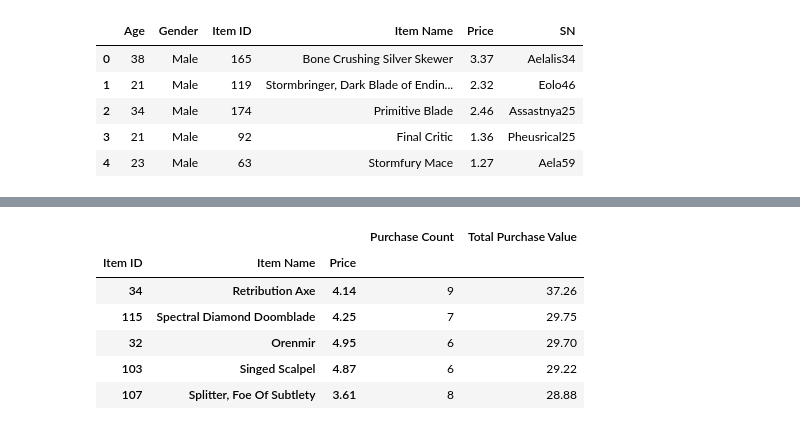
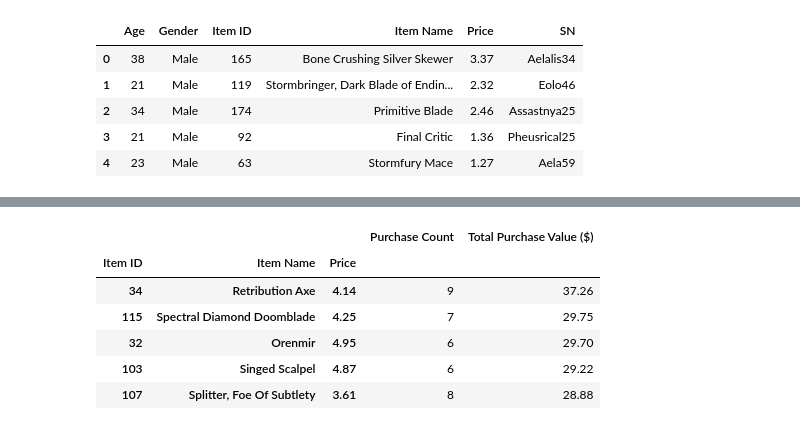
Before and after one commit to jnordbakk-zz/Python-Pandas, a Jupyter notebook: Pandas HW4.ipynb, the cells around one changed output, grey strips where cells are left out. Drawn from its saved outputs; the diff is of its cells as text; code cells hidden in the pictures.

```diff
--- a/Pandas HW4.ipynb
+++ b/Pandas HW4.ipynb
@@ -251,21 +263,22 @@ item_df.iloc[0:5]. round(2)
 # %%
 grouped= player_df.groupby(["Item ID","Item Name","Price"])
 grouped["Item ID"].count()
 
 item_df=pd.DataFrame({
     "Purchase Count": grouped["Item ID"].count(),
-    "Total Purchase Value":grouped["Price"].sum()
+    "Total Purchase Value ($)": grouped["Price"].sum()
 
     })
-item_df
+#item_df['Total Purchase Value'] = item_df['Total Purchase Value']
 
 # sort Dataframe by Total purchase value
-item_df=item_df.sort_values(by=['Total Purchase Value'],ascending=False)
+item_df=item_df.sort_values(by=['Total Purchase Value ($)'],ascending=False)
 
 #only show top 5 records
 item_df.iloc[0:5]. round(2)
+#item_df['Total Purchase Value'].max()
 # %% [output]
-|  |  |  | Purchase Count | Total Purchase Value |
+|  |  |  | Purchase Count | Total Purchase Value ($) |
 | Item ID | Item Name | Price |  |  |
 | 34 | Retribution Axe | 4.14 | 9 | 37.26 |
 | 115 | Spectral Diamond Doomblade | 4.25 | 7 | 29.75 |
```
Also changed, not shown: parts of 7 cells of this notebook.
